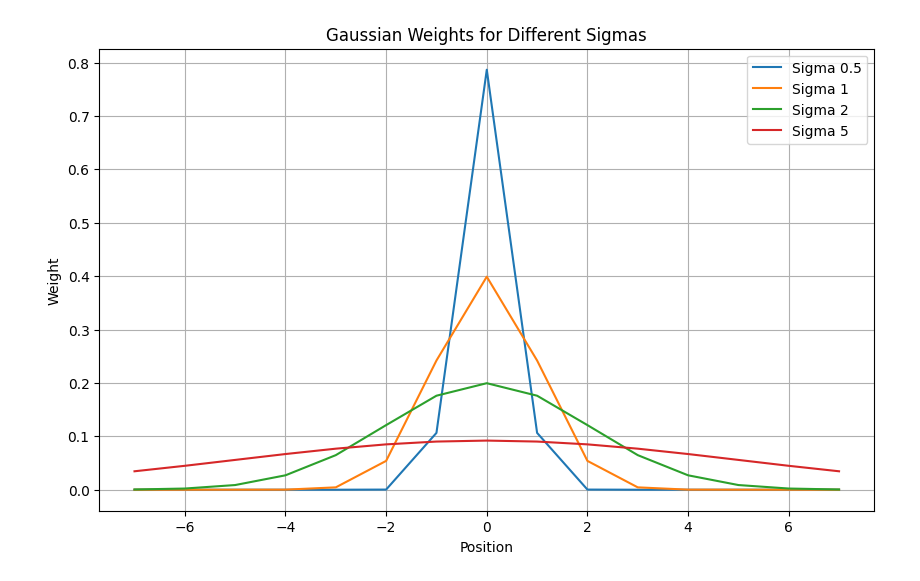
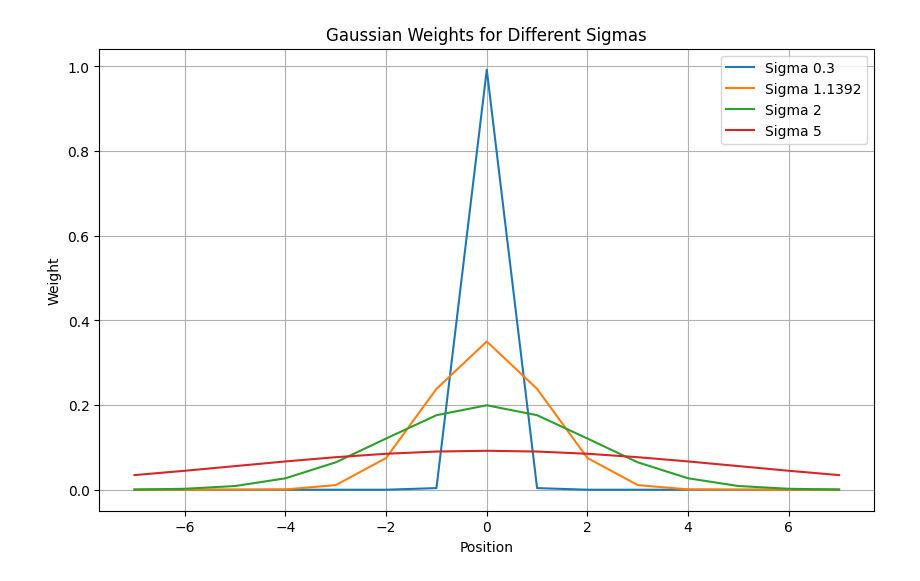
Before and after one commit to mglasder/waam-e2e, a Jupyter notebook: e2e/models/dev_layers.ipynb, the cells around one changed output. Cells and saved outputs as stored; diff of their text form; code cells hidden in the pictures.

```diff
--- a/e2e/models/dev_layers.ipynb
+++ b/e2e/models/dev_layers.ipynb
@@ -1,27 +1,27 @@
 # %%
 import torch
 import matplotlib.pyplot as plt
 
 def gaussian_weights(init_weights, s):
     weights = torch.exp(-init_weights**2 / (2 * s**2))
     weights /= weights.sum()  # Normalize
     return weights
 
 # Plotting Gaussian weights for different window sizes
-sigmas = [0.5, 1, 2, 5]
+sigmas = [0.3, 1.1392, 2, 5]
 window_size = 15
 x = torch.linspace(-(window_size // 2), window_size // 2, steps=window_size)
 
 plt.figure(figsize=(10, 6))
 for s in sigmas:
     y = gaussian_weights(x, s)
     plt.plot(x, y, label=f'Sigma {s}')
 
 plt.title('Gaussian Weights for Different Sigmas')
 plt.xlabel('Position')
 plt.ylabel('Weight')
 plt.legend()
 plt.grid(True)
 plt.show()
 # %% [output]
-[figure, old version]
+[figure, new version]
```
